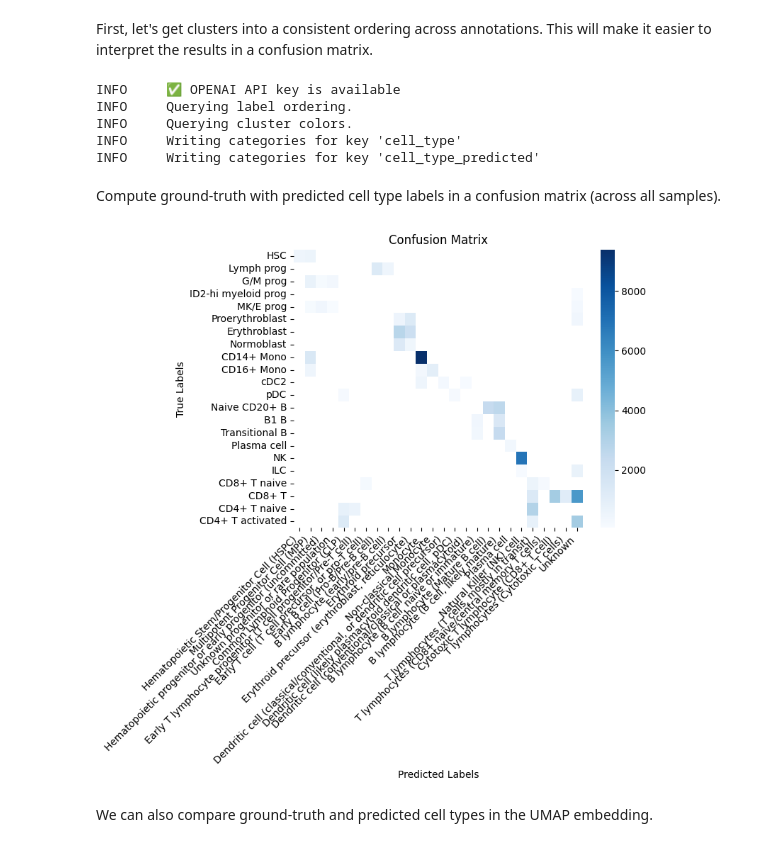
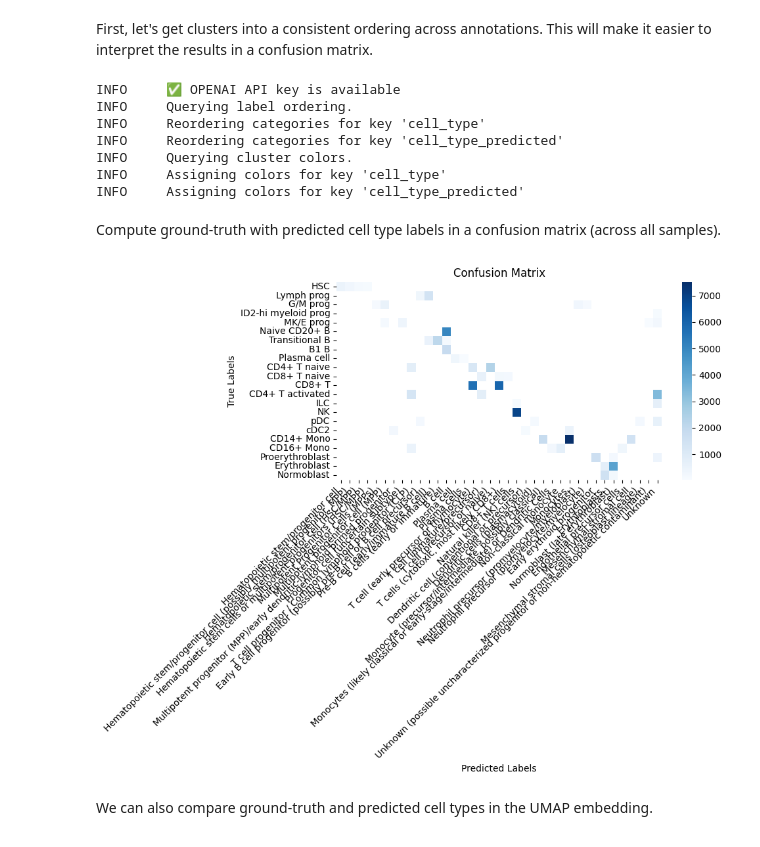
Before and after one commit to quadbio/cell-annotator, a Jupyter notebook: docs/notebooks/tutorials/200_human_bmmcs.ipynb, the cells around one changed output. Saved outputs shown, nothing was run; the diff lists cells and outputs as text; code cells hidden in the pictures.

```diff
--- a/docs/notebooks/tutorials/200_human_bmmcs.ipynb
+++ b/docs/notebooks/tutorials/200_human_bmmcs.ipynb
@@ -194,31 +196,38 @@ Annotations have been automatically harmonized across samples (`cell_type_harmon
 # %% [markdown]
 First, let's get clusters into a consistent ordering across annotations. This will make it easier to interpret the results in a confusion matrix.
 # %%
-ob = ObsBeautifier(adata, model="o4-mini")  # reasoning models work best here
-ob.reorder_and_color(keys=["cell_type", "cell_type_predicted"], assign_colors=True)
+obr = ObsBeautifier(adata, model="o4-mini")  # reasoning models work best here
+
+# bring categories into a more meaningful order
+obr.reorder_categories(keys=["cell_type", "cell_type_predicted"])
+
+# assign colors to the categories
+obr.assign_colors(keys=["cell_type", "cell_type_predicted"])
 # %% [output]
 INFO     ✅ OPENAI API key is available
 INFO     Querying label ordering.
+INFO     Reordering categories for key 'cell_type'
+INFO     Reordering categories for key 'cell_type_predicted'
 INFO     Querying cluster colors.
-INFO     Writing categories for key 'cell_type'
-INFO     Writing categories for key 'cell_type_predicted'
+INFO     Assigning colors for key 'cell_type'
+INFO     Assigning colors for key 'cell_type_predicted'
 # %% [markdown]
 Compute ground-truth with predicted cell type labels in a confusion matrix (across all samples).
 # %%
 df = adata.obs.groupby(["cell_type", "cell_type_predicted"], observed=True).size().unstack()
 
 # Plot the heatmap
-plt.figure(figsize=(8, 8))
+plt.figure(figsize=(10, 8))
 sns.heatmap(df, annot=False, cmap="Blues", xticklabels=True, yticklabels=True)
 plt.title("Confusion Matrix")
 plt.xlabel("Predicted Labels")
 plt.ylabel("True Labels")
 plt.xticks(rotation=45, ha="right")
 plt.yticks(rotation=0)
 plt.tight_layout()
 plt.show()
 # %% [output]
-[figure, old version]
+[figure, new version]
 # %% [markdown]
 We can also compare ground-truth and predicted cell types in the UMAP embedding.
 # %%
```
Also changed, not shown: parts of 5 cells of this notebook, 2 other files.
